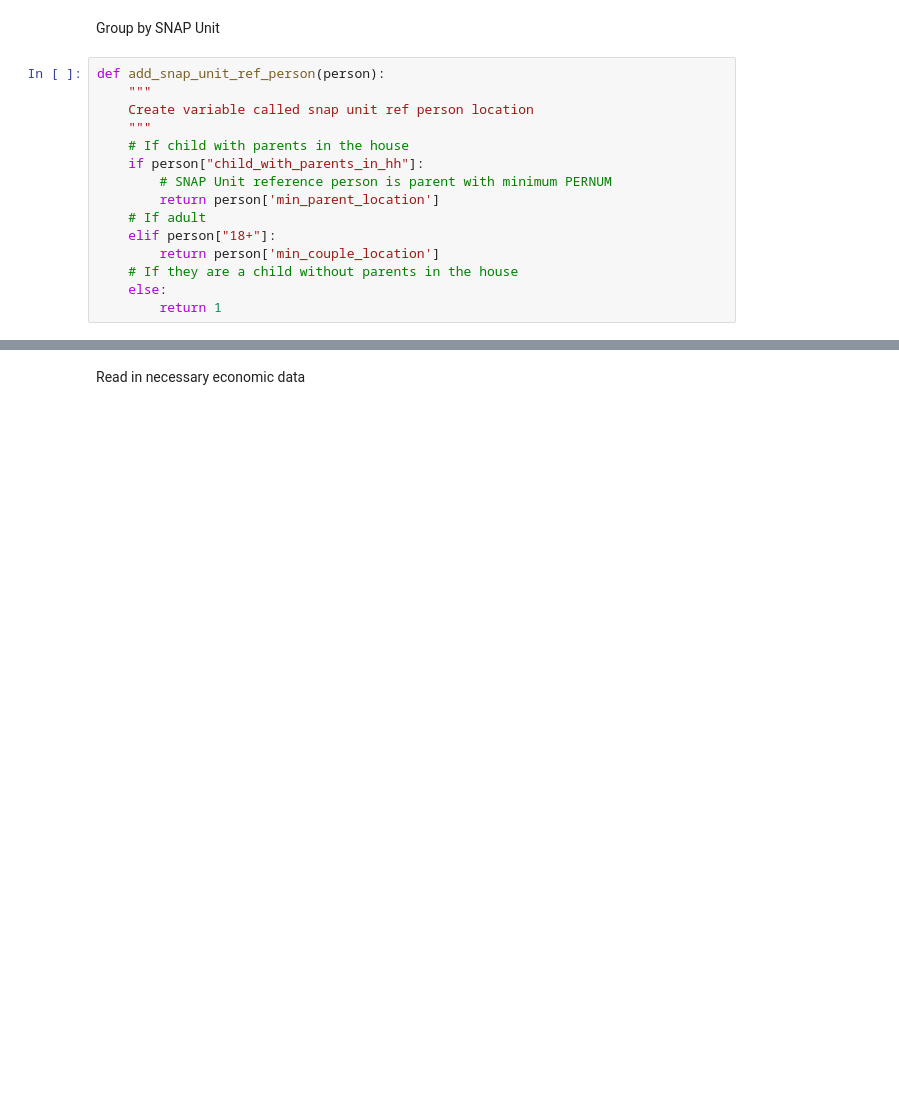
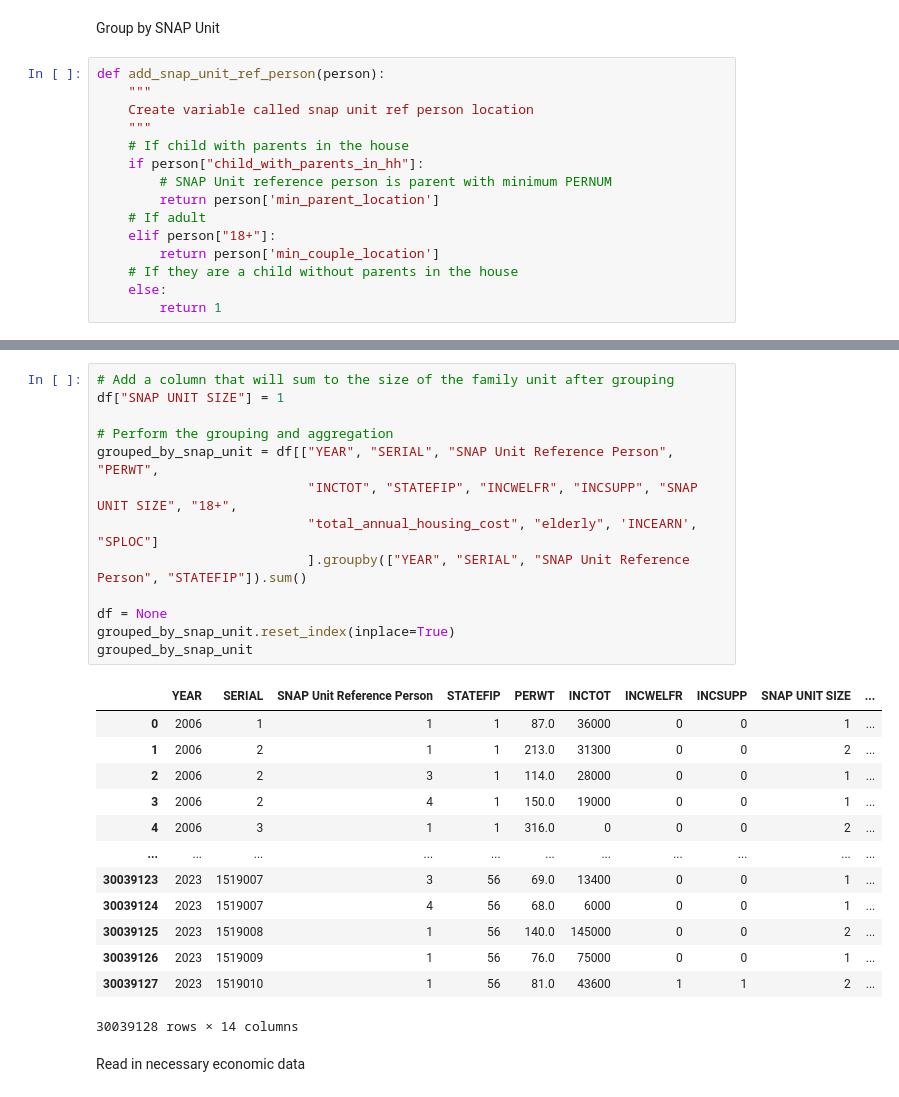
Before and after one commit to will-r61/honors_thesis, a Jupyter notebook: notebooks/snap_gap_estimation.ipynb, the cells around one changed output, grey strips where cells are left out. Cells and saved outputs as stored; diff of their text form; blank space fills up the shorter version.

```diff
--- a/notebooks/snap_gap_estimation.ipynb
+++ b/notebooks/snap_gap_estimation.ipynb
@@ -155,3 +140,30 @@ See the caveats in the documentation: https://pandas.pydata.org/pandas-docs/stab
+# %%
+# Add a column that will sum to the size of the family unit after grouping
+df["SNAP UNIT SIZE"] = 1
+
+# Perform the grouping and aggregation
+grouped_by_snap_unit = df[["YEAR", "SERIAL", "SNAP Unit Reference Person", "PERWT",
+                           "INCTOT", "STATEFIP", "INCWELFR", "INCSUPP", "SNAP UNIT SIZE", "18+",
+                           "total_annual_housing_cost", "elderly", 'INCEARN', "SPLOC"]
+                           ].groupby(["YEAR", "SERIAL", "SNAP Unit Reference Person", "STATEFIP"]).sum()
+
+df = None
+grouped_by_snap_unit.reset_index(inplace=True)
+grouped_by_snap_unit
+# %% [output]
+|  | YEAR | SERIAL | SNAP Unit Reference Person | STATEFIP | PERWT | INCTOT | INCWELFR | INCSUPP | SNAP UNIT SIZE | ... |
+| 0 | 2006 | 1 | 1 | 1 | 87.0 | 36000 | 0 | 0 | 1 | ... |
+| 1 | 2006 | 2 | 1 | 1 | 213.0 | 31300 | 0 | 0 | 2 | ... |
+| 2 | 2006 | 2 | 3 | 1 | 114.0 | 28000 | 0 | 0 | 1 | ... |
+| 3 | 2006 | 2 | 4 | 1 | 150.0 | 19000 | 0 | 0 | 1 | ... |
+| 4 | 2006 | 3 | 1 | 1 | 316.0 | 0 | 0 | 0 | 2 | ... |
+| ... | ... | ... | ... | ... | ... | ... | ... | ... | ... | ... |
+| 30039123 | 2023 | 1519007 | 3 | 56 | 69.0 | 13400 | 0 | 0 | 1 | ... |
+| 30039124 | 2023 | 1519007 | 4 | 56 | 68.0 | 6000 | 0 | 0 | 1 | ... |
+| 30039125 | 2023 | 1519008 | 1 | 56 | 140.0 | 145000 | 0 | 0 | 2 | ... |
+| 30039126 | 2023 | 1519009 | 1 | 56 | 76.0 | 75000 | 0 | 0 | 1 | ... |
+| 30039127 | 2023 | 1519010 | 1 | 56 | 81.0 | 43600 | 1 | 1 | 2 | ... |
+30039128 rows × 14 columns
 # %% [markdown]
 Read in necessary economic data
 # %%
```
Also changed, not shown: parts of 2 cells of this notebook, 5 other files.
